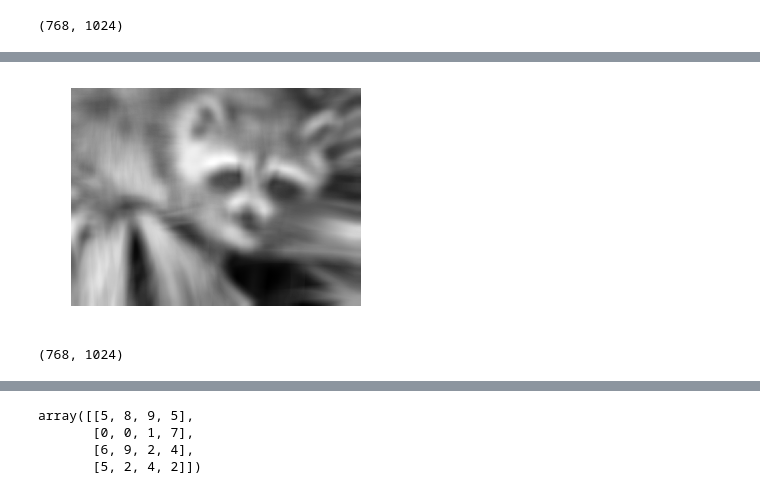
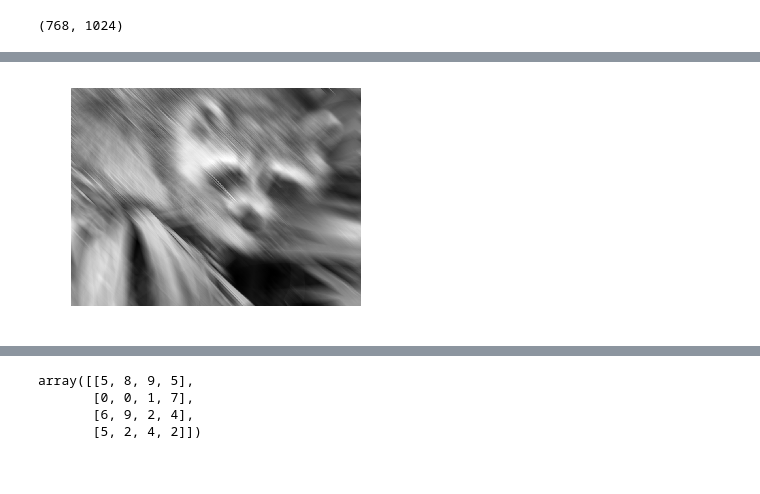
Before and after one commit to yexxyy/jupyter_notebook, a Jupyter notebook: 机器学习/卷积神经网络.ipynb, the cells around one changed output, grey strips where cells are left out. Cells and saved outputs as stored; diff of their text form; code cells hidden in the pictures.

```diff
--- a/机器学习/卷积神经网络.ipynb
+++ b/机器学习/卷积神经网络.ipynb
@@ -98,12 +86,10 @@ array([[4.17e-01, 7.20e-01, 1.14e-04, ..., 2.94e-01, 2.88e-01, 1.30e-01],
 # %%
 #https://docs.scipy.org/doc/scipy/reference/generated/scipy.signal.convolve2d.html
 #对于boundary和fillvalue的说明：
 #当boundary=‘fill’的时候，fillvalue才会生效,fillvalue默认0
 
-feature=signal.convolve2d(img,filter_,mode='same',boundary='symm')
+feature=signal.convolve2d(img,np.eye(50),mode='same',boundary='symm')
 show(feature)
-feature.shape
 # %% [output]
-[figure, old version]
+[figure, new version]
-(768, 1024)
 # %% [markdown]
```
Also changed, not shown: parts of 6 cells of this notebook, 2 other files.
